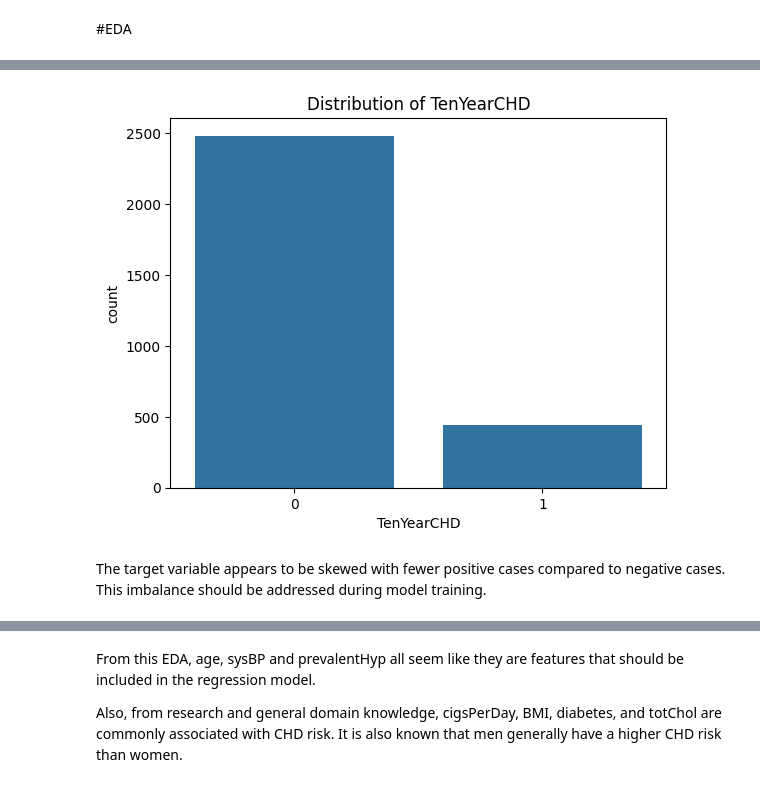
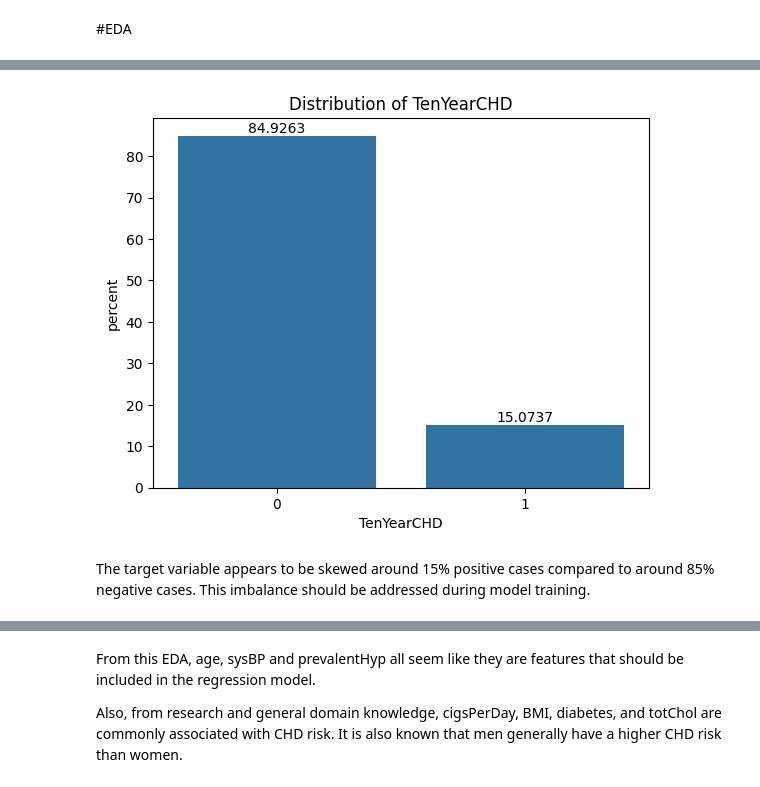
Before and after one commit to minlew/CHD-Analysis, a Jupyter notebook: Cardiovascular.ipynb, the cells around one changed output, grey strips where cells are left out. Saved outputs shown, nothing was run; the diff lists cells and outputs as text; code cells hidden in the pictures.

Commit message:
Iterative model improvements
ROC curve analysis.
Scale and normalise of variables.

```diff
--- a/Cardiovascular.ipynb
+++ b/Cardiovascular.ipynb
@@ -143,2 +146,0 @@ The problem with simply dropping rows is that a lot of data will be lost. Howeve
-# %%
-df.dropna(inplace=True)
@@ -149,3 +157,12 @@ df.shape
+# %%
+df['education'] = df['education'].fillna(df['education'].mode()[0])
+df['BPMeds'] = df['BPMeds'].fillna(df['BPMeds'].mode()[0])
+
+df['cigsPerDay'] = df['cigsPerDay'].fillna(df['cigsPerDay'].median())
+df['totChol'] = df['totChol'].fillna(df['totChol'].median())
+df['BMI'] = df['BMI'].fillna(df['BMI'].median())
+df['heartRate'] = df['heartRate'].fillna(df['heartRate'].median())
+df['glucose'] = df['glucose'].fillna(df['glucose'].median())
 # %% [markdown]
 Encode the "sex" and "is_smoking" columns so that numerical analysis can be performed.
 # %%
@@ -157,0 +177,10 @@ False
+# %%
+numerical_columns = ["age", "cigsPerDay", "totChol", "sysBP",
+                     "diaBP", "BMI", "heartRate", "glucose"]
+
+plt.figure(figsize=(15, 10))
+for i, column in enumerate(numerical_columns):
+    plt.subplot(4, 2, i+1)
+    sns.boxplot(x=df[column])
+    plt.title(f'Boxplot of {column}')
+    plt.tight_layout()
@@ -157,0 +201,12 @@ False
+# %%
+def cap_outliers(df, column, lower_percentile=1, upper_percentile=99):
+    lower_cap = df[column].quantile(lower_percentile / 100)
+    upper_cap = df[column].quantile(upper_percentile / 100)
+    df[column] = df[column].clip(lower=lower_cap, upper=upper_cap)
+    return df
+
+columns_to_cap = ['cigsPerDay', 'totChol', 'sysBP', 'diaBP',
+                  'BMI', 'heartRate', 'glucose']
+
+for column in columns_to_cap:
+    df = cap_outliers(df, column)
@@ -174,8 +236,9 @@ df.describe()
 # %%
-sns.countplot(x='TenYearCHD', data=df)
+ax = sns.countplot(x='TenYearCHD', data=df, stat='percent')
+ax.bar_label(ax.containers[0])
 plt.title('Distribution of TenYearCHD')
 plt.show()
 # %% [output]
-[figure, old version]
+[figure, new version]
 # %% [markdown]
-The target variable appears to be skewed with fewer positive cases compared to negative cases. This imbalance should be addressed during model training.
+The target variable appears to be skewed around 15% positive cases compared to around 85% negative cases. This imbalance should be addressed during model training.
```
Also changed, not shown: parts of 64 cells of this notebook.
